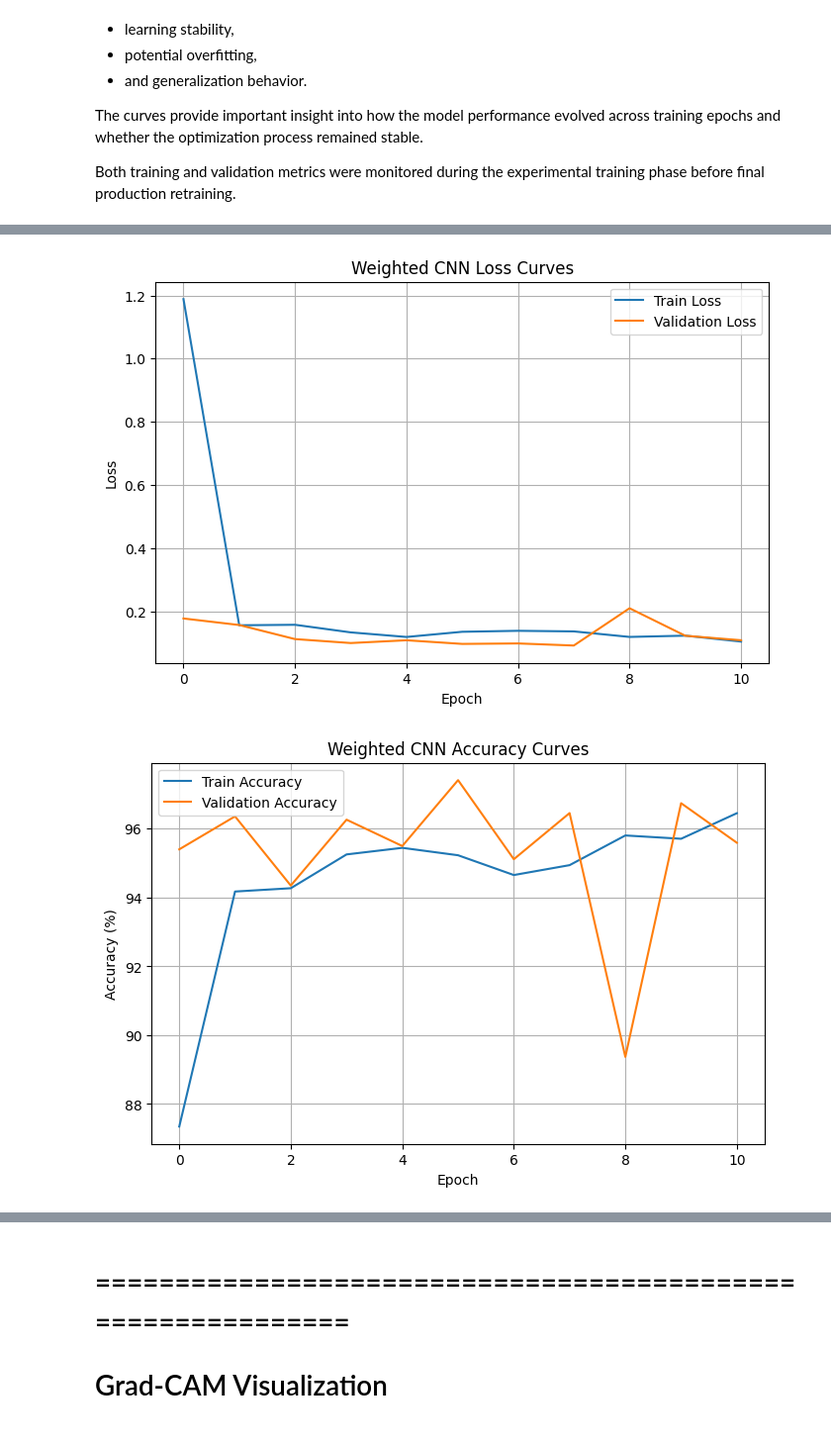
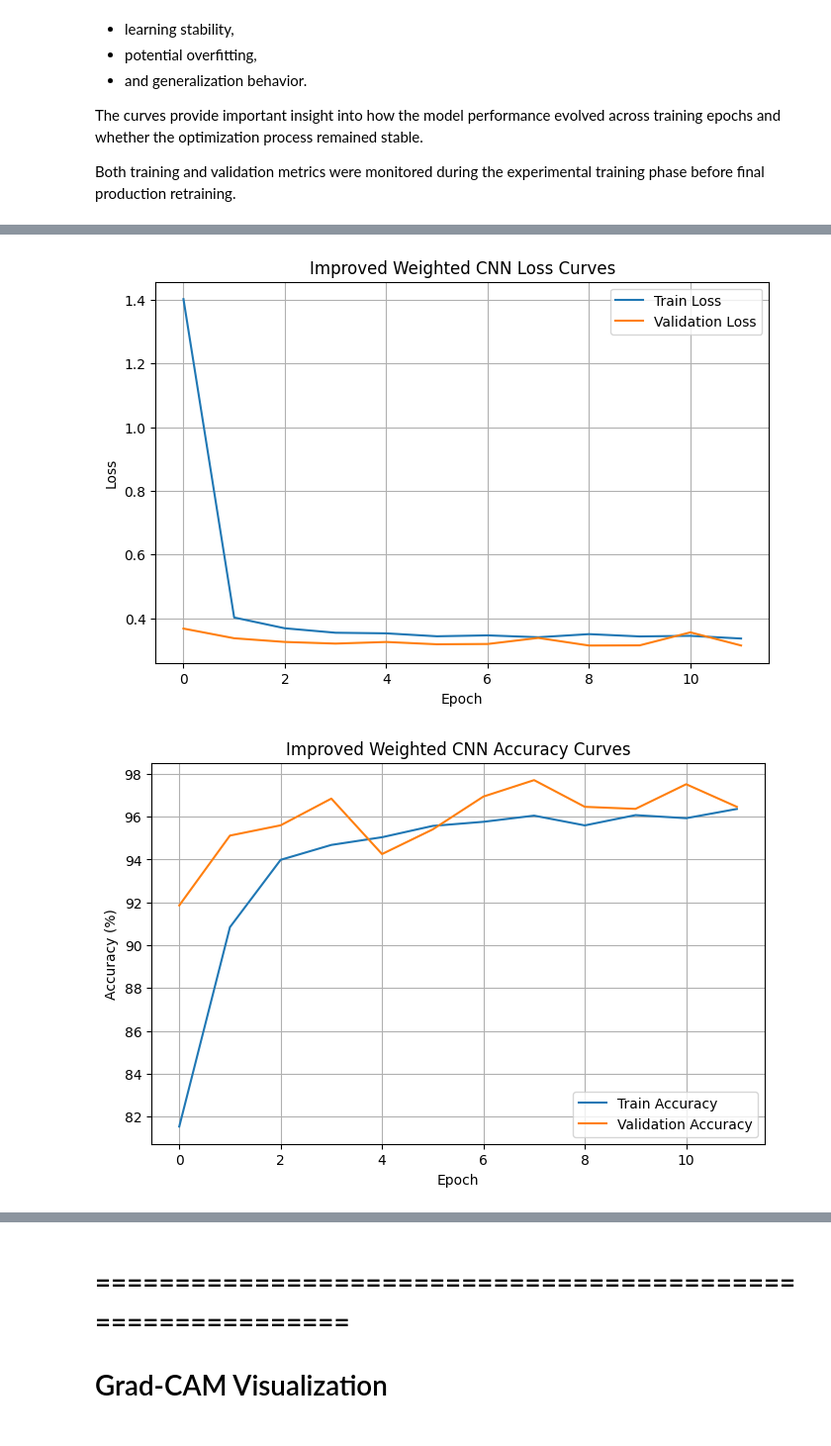
Before and after one commit to Shervinrtd/Chest_Xray, a Jupyter notebook: Chest_Xray.ipynb, the cells around one changed output, grey strips where cells are left out. Shown at 99% size. Cells and saved outputs as stored; diff of their text form; code cells hidden in the pictures.

```diff
--- a/Chest_Xray.ipynb
+++ b/Chest_Xray.ipynb
@@ -426,7 +497,7 @@ tensor([1.9716, 0.6699], device='cuda:0')
 # %%
 import torch.optim as optim
 
-criterion = nn.CrossEntropyLoss(weight=weights)
+criterion = nn.CrossEntropyLoss()
 
 optimizer = optim.Adam(
     model.parameters(),
@@ -2037,13 +2123,21 @@ experimental training phase before final production retraining.
 # %%
 plt.figure(figsize=(8,5))
 
-plt.plot(train_losses_weighted, label='Train Loss')
-plt.plot(val_losses_weighted, label='Validation Loss')
+plt.plot(
+    train_losses_improved,
+    label='Train Loss'
+)
+
+plt.plot(
+    val_losses_improved,
+    label='Validation Loss'
+)
 
 plt.xlabel('Epoch')
+
 plt.ylabel('Loss')
 
-plt.title('Weighted CNN Loss Curves')
+plt.title('Improved Weighted CNN Loss Curves')
 
 plt.legend()
 
@@ -2051,22 +2145,30 @@ plt.grid(True)
 
 plt.show()
 # %% [output]
-[figure, old version]
+[figure, new version]
 # %%
 plt.figure(figsize=(8,5))
 
-plt.plot(train_acc_weighted, label='Train Accuracy')
-plt.plot(val_acc_weighted, label='Validation Accuracy')
+plt.plot(
+    train_acc_improved,
+    label='Train Accuracy'
+)
+
+plt.plot(
+    val_acc_improved,
+    label='Validation Accuracy'
+)
 
 plt.xlabel('Epoch')
+
 plt.ylabel('Accuracy (%)')
 
-plt.title('Weighted CNN Accuracy Curves')
+plt.title('Improved Weighted CNN Accuracy Curves')
 
 plt.legend()
 
 plt.grid(True)
 
 plt.show()
 # %% [output]
-[figure, old version]
+[figure, new version]
```
Also changed, not shown: parts of 54 cells of this notebook.
